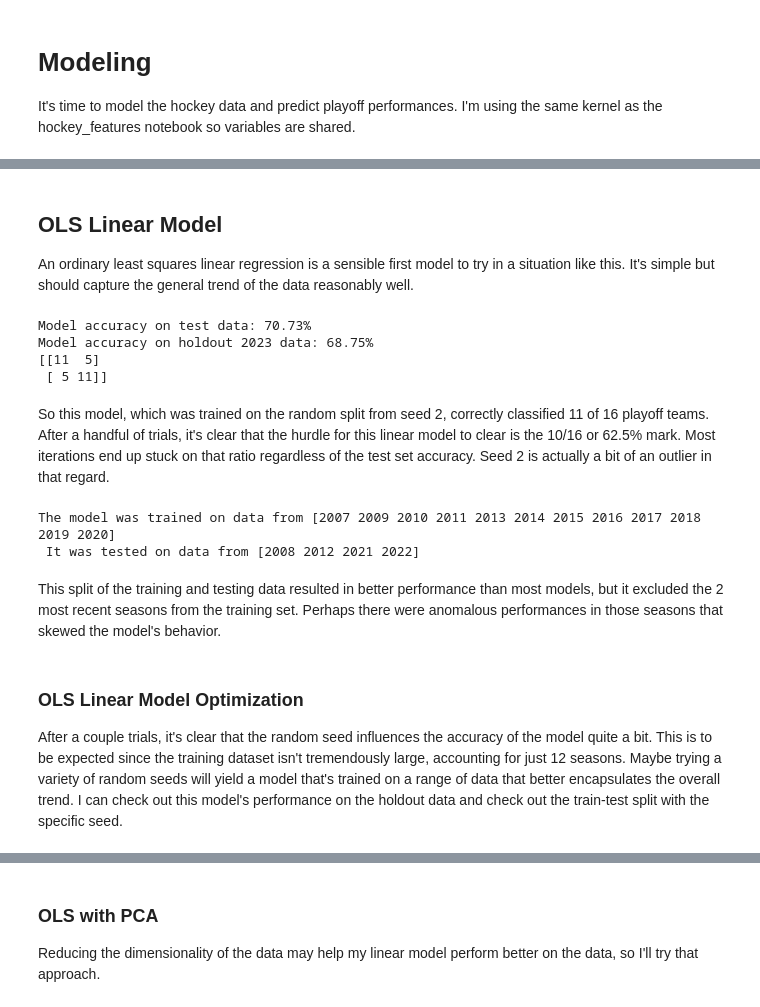
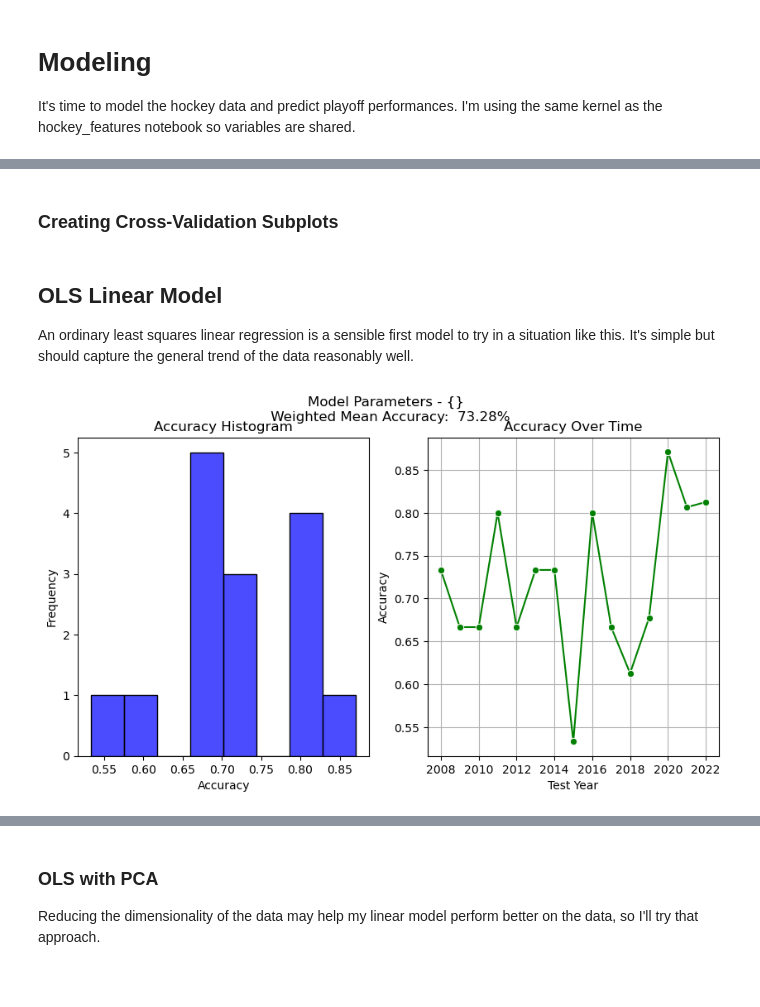
Before and after one commit to loganschmitt14/Capstone_2_NHL_Predictions, a Jupyter notebook: hockey_modeling.ipynb, the cells around one changed output, grey strips where cells are left out. Cells and saved outputs as stored; diff of their text form; code cells hidden in the pictures; blank space fills up the shorter version.

Commit message:
Finished modeling notebook

```diff
--- a/hockey_modeling.ipynb
+++ b/hockey_modeling.ipynb
@@ -70,0 +107,2 @@ def evaluate_model(X_test, y_test, model):
+# %% [markdown]
+### Creating Cross-Validation Subplots ###
@@ -71,41 +121,38 @@ def evaluate_model(X_test, y_test, model):
+# %%
+def add_data_to_subplots(fig, axes, results):
+    ''' (figure object, axes object, DataFrame) -> figure, axes objects
+    Return the figure and axes objects with accuracy histogram and
+    accuracy over time data plotted.
+    '''
+
+    # Add histogram subplot
+    sns.histplot(results['prediction_accuracy'], bins = 8, color = 'blue', alpha = 0.7, ax = axes[0])
+    axes[0].set_title('Accuracy Histogram')
+    axes[0].set_xlabel('Accuracy')
+    axes[0].set_ylabel('Frequency')
+
+    # Add line graph subplot
+    sns.lineplot(data = results, x = 'season', y = 'prediction_accuracy', marker = 'o', linestyle = '-', color ='green', ax = axes[1])
+    axes[1].set_title('Accuracy Over Time')
+    axes[1].set_xlabel('Test Year')
+    axes[1].set_ylabel('Accuracy')
+    axes[1].grid()
+
+    return fig, axes
 # %% [markdown]
 ## OLS Linear Model ##
 An ordinary least squares linear regression is a sensible first model to try in a situation like this. It's simple but should capture the general trend of the data reasonably well.
 # %%
-# Splitting the train and test data using an arbitrary seed
-X_train, X_test, y_train, y_test = create_split(X, y, 2)
+param_list = {}
+lin_model = LinearRegression(**param_list)
 
-model = LinearRegression()
-# Fit the model to the training data
-model.fit(X_train, y_train);
+results = cross_validate(X, y, lin_model)
+weighted_mean_acc = np.average(results['prediction_accuracy'], weights = results['training_seasons'])
+fig, axes = create_subplots(param_list, weighted_mean_acc)
+fig, axes = add_data_to_subplots(fig, axes, results)
 
-# Accuracy of the model when predicting on the test data
-conf_matrix, report = evaluate_model(X_test, y_test, model)
-score = report['accuracy']
-print(f'Model accuracy on test data: {score*100:.2f}%')
-
-# Accuracy of the model when predicting on the holdout data
-conf_matrix, report = evaluate_model(X_hold, y_hold, model)
-score = report['accuracy']
-print(f'Model accuracy on holdout 2023 data: {score*100:.2f}%')
-print(conf_matrix)
+# No parameters for OLS, so add a better suptitle
+#plt.suptitle('Linear Regression Prediction Accuracy')
+plt.show()
 # %% [output]
-Model accuracy on test data: 70.73%
-Model accuracy on holdout 2023 data: 68.75%
-[[11  5]
- [ 5 11]]
+[figure, added]
-# %% [markdown]
-So this model, which was trained on the random split from seed 2, correctly classified 11 of 16 playoff teams. After a handful of trials, it's clear that the hurdle for this linear model to clear is the 10/16 or 62.5% mark. Most iterations end up stuck on that ratio regardless of the test set accuracy. Seed 2 is actually a bit of an outlier in that regard.
-# %%
-seed_2_train_seasons = X_train.reset_index(drop = False)['Season'].unique()
-seed_2_test_seasons = X_test.reset_index(drop = False)['Season'].unique()
-print(f'The model was trained on data from {seed_2_train_seasons}\n \
-It was tested on data from {seed_2_test_seasons}')
-# %% [output]
-The model was trained on data from [2007 2009 2010 2011 2013 2014 2015 2016 2017 2018 2019 2020]
- It was tested on data from [2008 2012 2021 2022]
-# %% [markdown]
-This split of the training and testing data resulted in better performance than most models, but it excluded the 2 most recent seasons from the training set. Perhaps there were anomalous performances in those seasons that skewed the model's behavior.
-# %% [markdown]
-### OLS Linear Model Optimization ###
-After a couple trials, it's clear that the random seed influences the accuracy of the model quite a bit. This is to be expected since the training dataset isn't tremendously large, accounting for just 12 seasons. Maybe trying a variety of random seeds will yield a model that's trained on a range of data that better encapsulates the overall trend. I can check out this model's performance on the holdout data and check out the train-test split with the specific seed.
```
Also changed, not shown: parts of 79 cells of this notebook, 1 other file.
